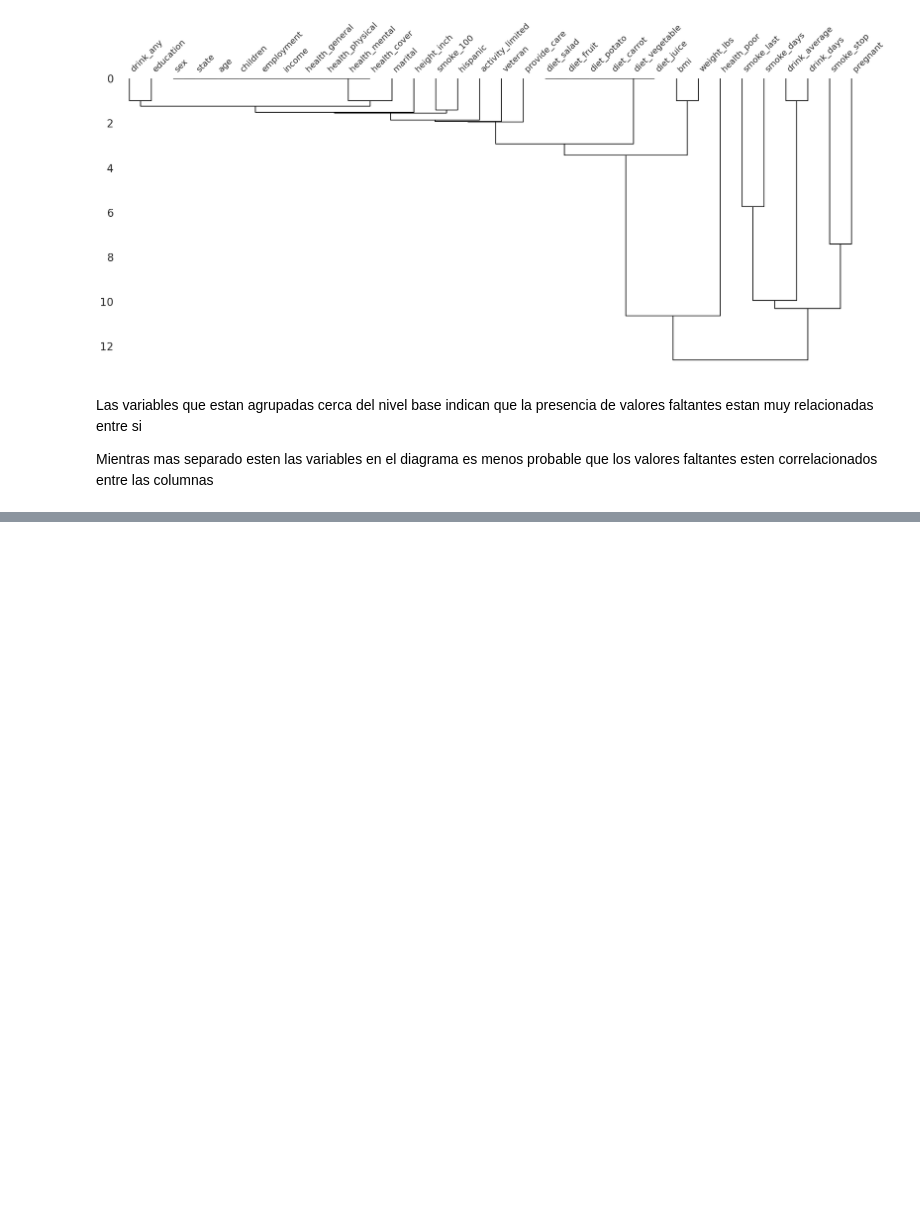
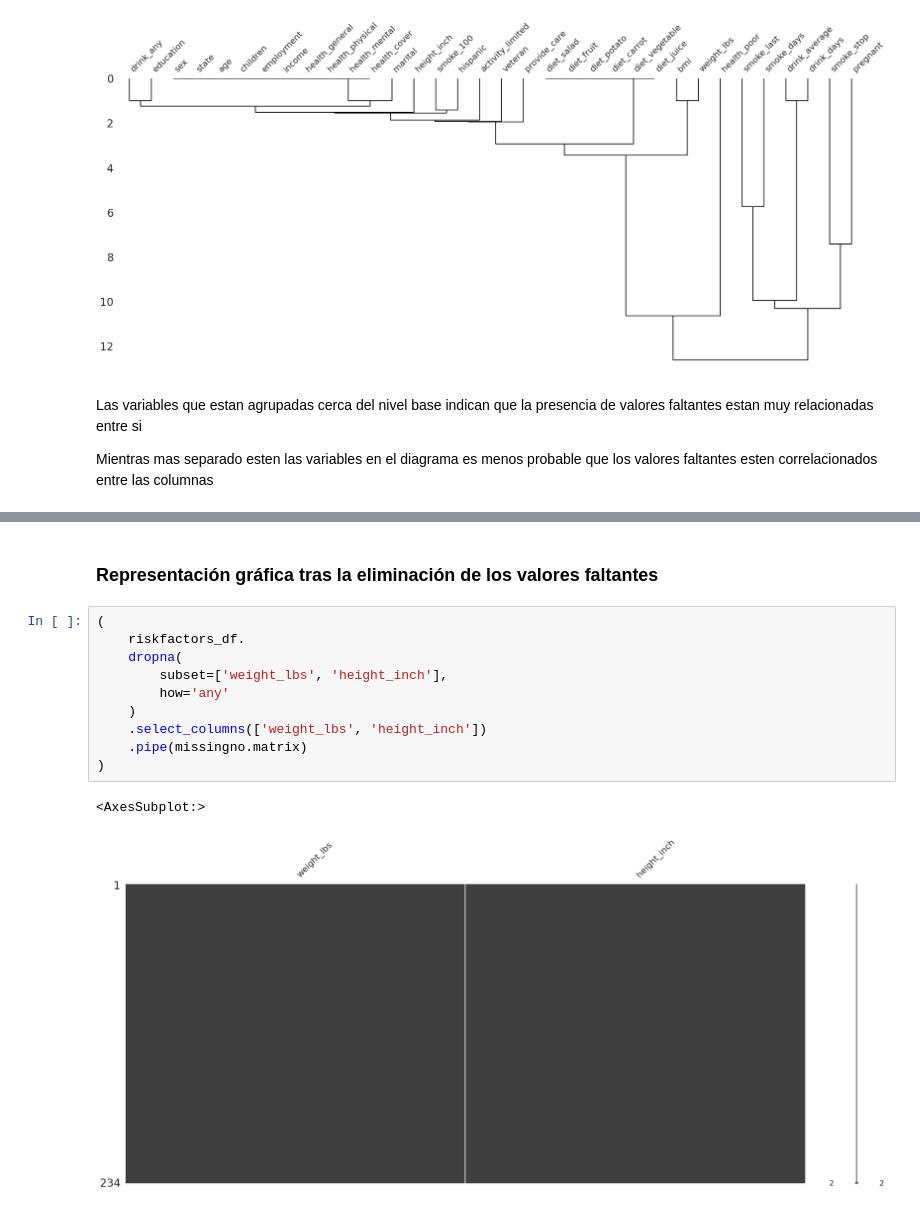
Before and after one commit to ArnolPlazas/manejo_datos_faltantes, a Jupyter notebook: exploration-missing-values.ipynb, the cells around one changed output, grey strips where cells are left out. Saved outputs shown, nothing was run; the diff lists cells and outputs as text; blank space fills up the shorter version.

Commit message:
Eliminación de valores faltantes: pairwise y listwise .

```diff
--- a/exploration-missing-values.ipynb
+++ b/exploration-missing-values.ipynb
@@ -1051,0 +1120,15 @@ Mientras mas separado esten las variables en el diagrama es menos probable que l
+# %% [markdown]
+### Representación gráfica tras la eliminación de los valores faltantes
+# %%
+(
+    riskfactors_df.
+    dropna(
+        subset=['weight_lbs', 'height_inch'],
+        how='any'
+    )
+    .select_columns(['weight_lbs', 'height_inch'])
+    .pipe(missingno.matrix)
+)
+# %% [output]
+<AxesSubplot:>
+[figure, added]
```
Also changed, not shown: parts of 14 cells of this notebook.
